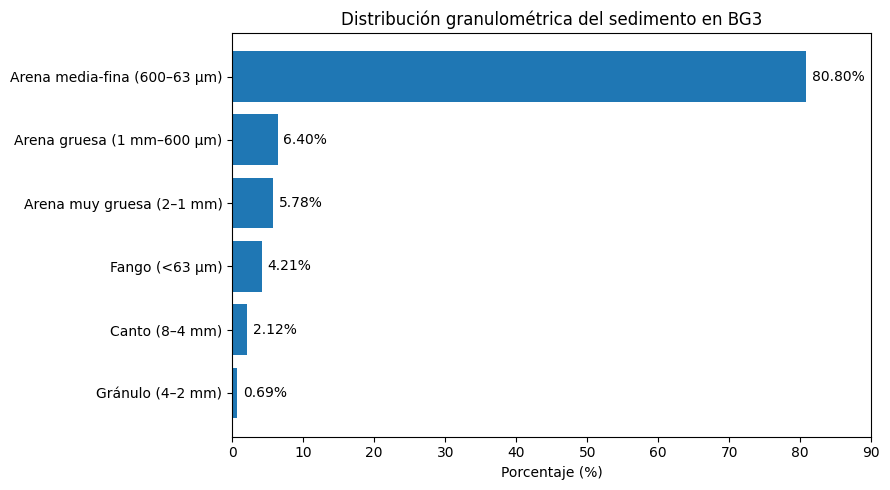
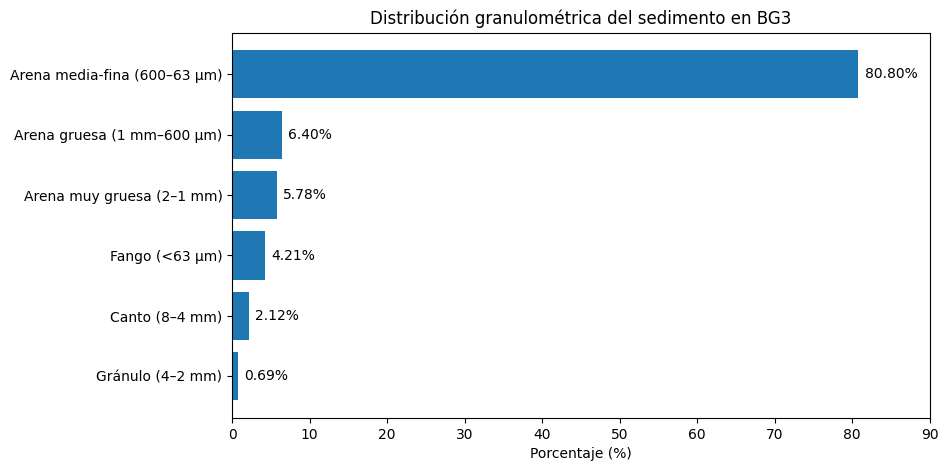
Unified diff of the notebook cell whose output changed from the first chart to the second:
--- before
+++ after
@@ -35,5 +35,3 @@
 plt.xlim(0, 90)
 
-plt.tight_layout()
-plt.savefig("granulometria_BG3_barras.png", dpi=300, bbox_inches="tight")
 plt.show()

Commit: cambios eliminacion flux positivo